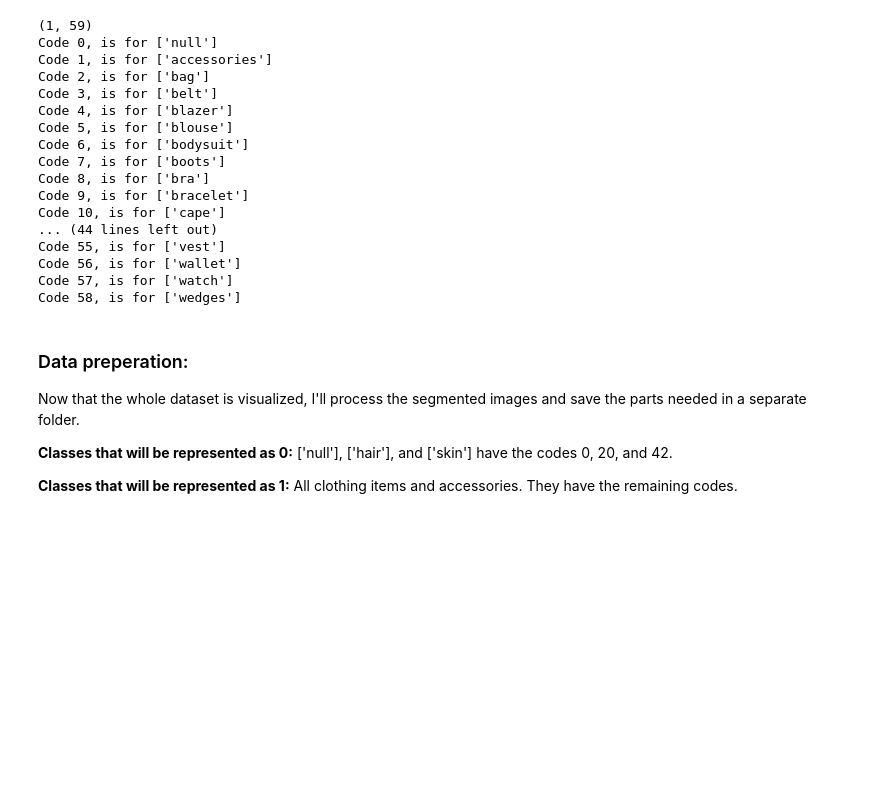
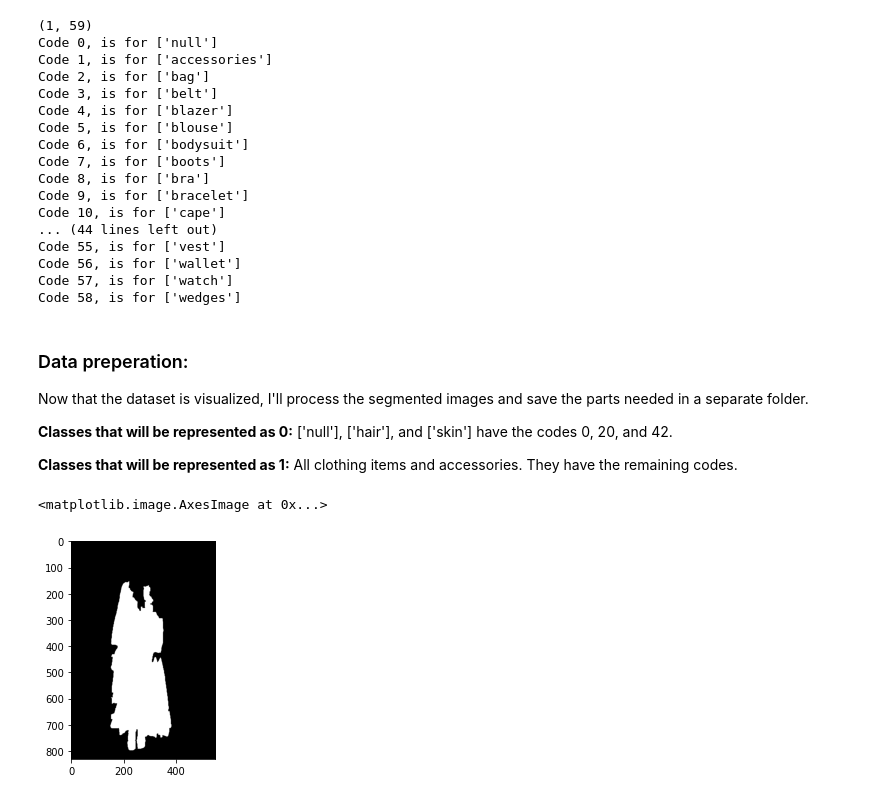
Before and after one commit to Farida-Hamid/Subtract-The-Model, a Jupyter notebook: Prep-Visualise-Data.ipynb, the cells around one changed output. Drawn from its saved outputs; the diff is of its cells as text; code cells hidden in the pictures; blank space fills up the shorter version.

Commit message:
Build the final dataset and fix colorspace problem.

```diff
--- a/Prep-Visualise-Data.ipynb
+++ b/Prep-Visualise-Data.ipynb
@@ -148,8 +176,34 @@ Code 57, is for ['watch']
 Code 58, is for ['wedges']
 # %% [markdown]
 ### Data preperation:
-Now that the whole dataset is visualized, I'll process the segmented images and save the parts needed in a separate folder.
+Now that the dataset is visualized, I'll process the segmented images and save the parts needed in a separate folder.
 
 **Classes that will be represented as 0:** ['null'], ['hair'], and ['skin'] have the codes 0, 20, and 42.
 
 **Classes that will be represented as 1:** All clothing items and accessories. They have the remaining codes.
+# %%
+def convert_segmented_to_gray(segmented):
+    "Convert a segmented image, RGB, to a gray-scale image of '1' for clothes and '0' for background and people."
+    "Input: segmented image."
+    "Output: image of 0's and 1's"
+
+    dim1, dim2 = segmented.shape
+    output = np.zeros((dim1,dim2))
+
+    for raw in range(dim1):
+        for pixel in range(dim2):
+
+            check = not(segmented[raw][pixel] == 0 or segmented[raw][pixel] == 19 or segmented[raw][pixel] == 41)
+
+            if check:
+                output[raw][pixel] = 1
+
+    return output
+# %%
+# Just to try
+
+d = convert_segmented_to_gray(seg[1])
+plt.imshow(d, cmap='gray')
+# %% [output]
+<matplotlib.image.AxesImage at 0x...>
+[figure, added]
```
Also changed, not shown: parts of 9 cells of this notebook.
